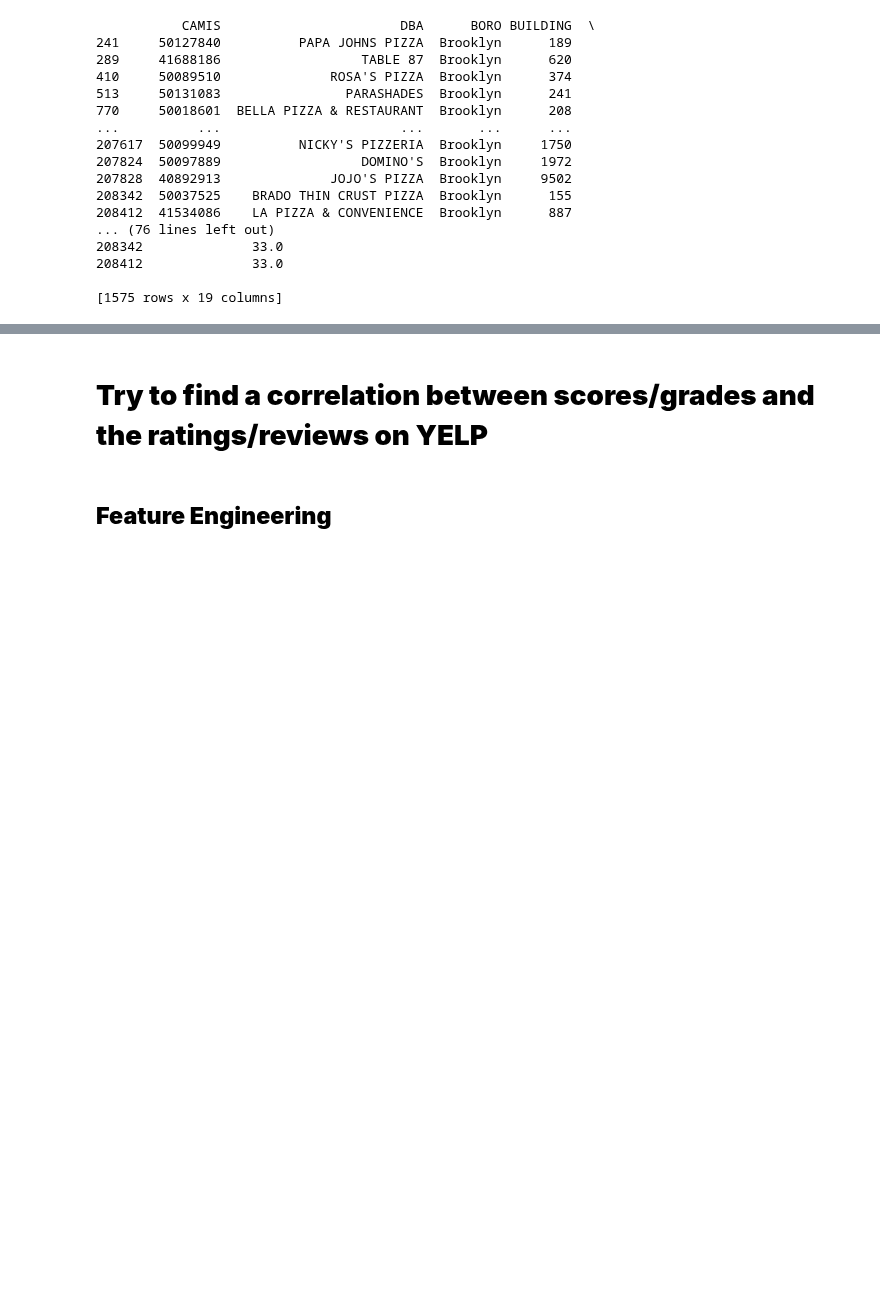
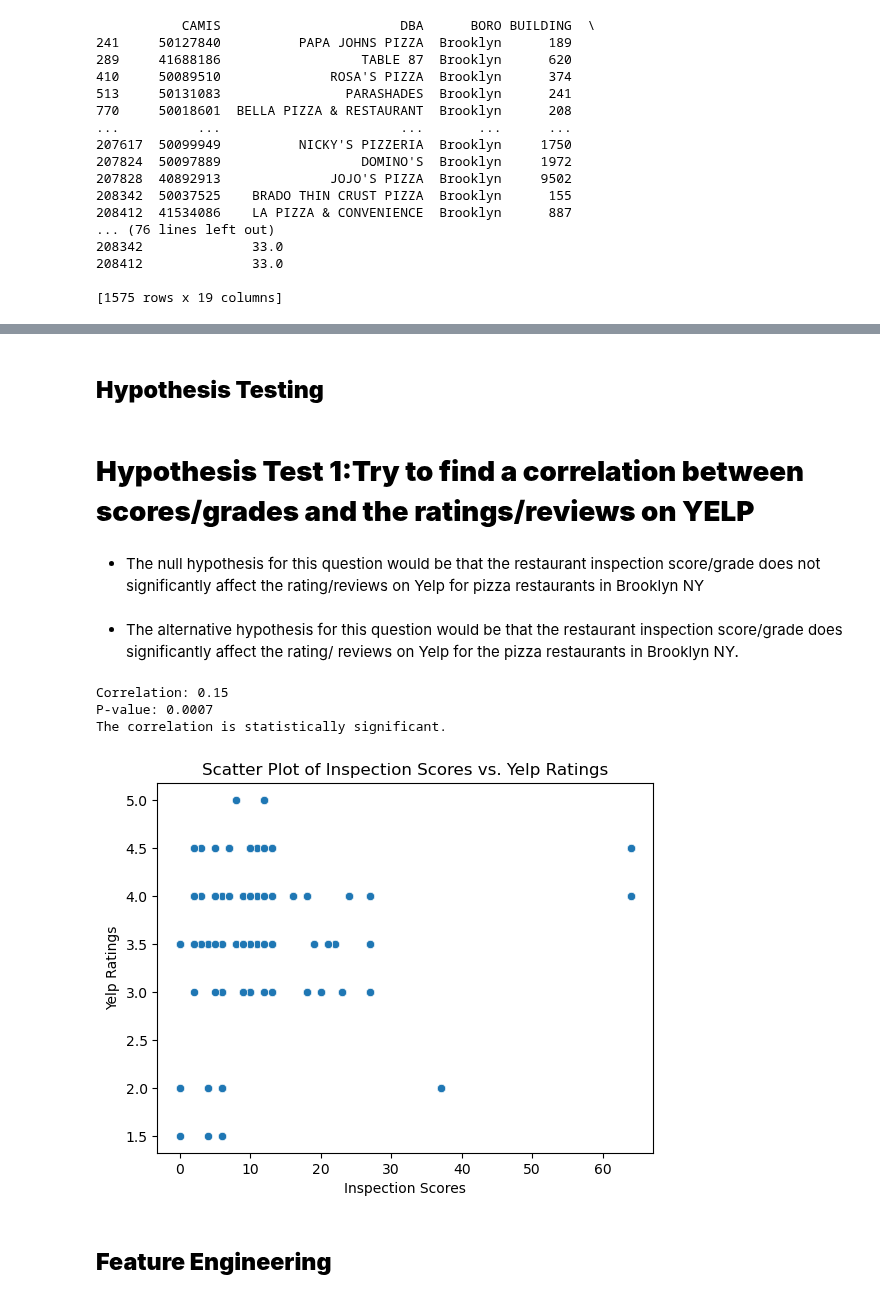
Before and after one commit to JoeBwonKenobi/NYCRestarauntInspections, a Jupyter notebook: Hypothesis Testing.ipynb, the cells around one changed output, grey strips where cells are left out. Saved outputs shown, nothing was run; the diff lists cells and outputs as text; code cells hidden in the pictures; blank space fills up the shorter version.

```diff
--- a/Hypothesis Testing.ipynb
+++ b/Hypothesis Testing.ipynb
@@ -106,0 +123,3 @@ pizza_brooklyn_subset = pizza_brooklyn_subset.dropna(subset=['GRADE'])
+# %%
+column_name = 'name'
+ydf['name'] = ydf['name'].apply(lambda x: str(x).upper())
@@ -190,5 +228,36 @@ print(merged_df)
+# %% [markdown]
+## **Hypothesis Testing**
 # %% [markdown]
-# **Try to find a correlation between scores/grades and the ratings/reviews on YELP**
+# **Hypothesis Test 1:Try to find a correlation between scores/grades and the ratings/reviews on YELP**
+# %% [markdown]
+- The null hypothesis for this question would be that the restaurant inspection score/grade does not significantly affect the rating/reviews on Yelp for pizza restaurants in Brooklyn NY
+# %% [markdown]
+- The alternative hypothesis for this question would be that the restaurant inspection score/grade does significantly affect the rating/ reviews on Yelp for the pizza restaurants in Brooklyn NY.
+# %%
+# Perform Pearson correlation test
+correlation, p_value = pearsonr(merged_df['SCORE'], merged_df['rating'])
+
+# Print results
+print(f'Correlation: {correlation:.2f}')
+print(f'P-value: {p_value:.4f}')
+
+# Check for significance based on the p-value
+if p_value < 0.05:
+    print('The correlation is statistically significant.')
+else:
+    print('There is no significant correlation.')
+# %% [output]
+Correlation: 0.15
+P-value: 0.0007
+The correlation is statistically significant.
+# %%
+sns.scatterplot(x=merged_df['SCORE'], y=merged_df['rating'])
+plt.title('Scatter Plot of Inspection Scores vs. Yelp Ratings')
+plt.xlabel('Inspection Scores')
+plt.ylabel('Yelp Ratings')
+plt.show()
+# %% [output]
+[figure, added]
 # %% [markdown]
 ## **Feature Engineering**
 # %% [markdown]
```
Also changed, not shown: parts of 11 cells of this notebook.
